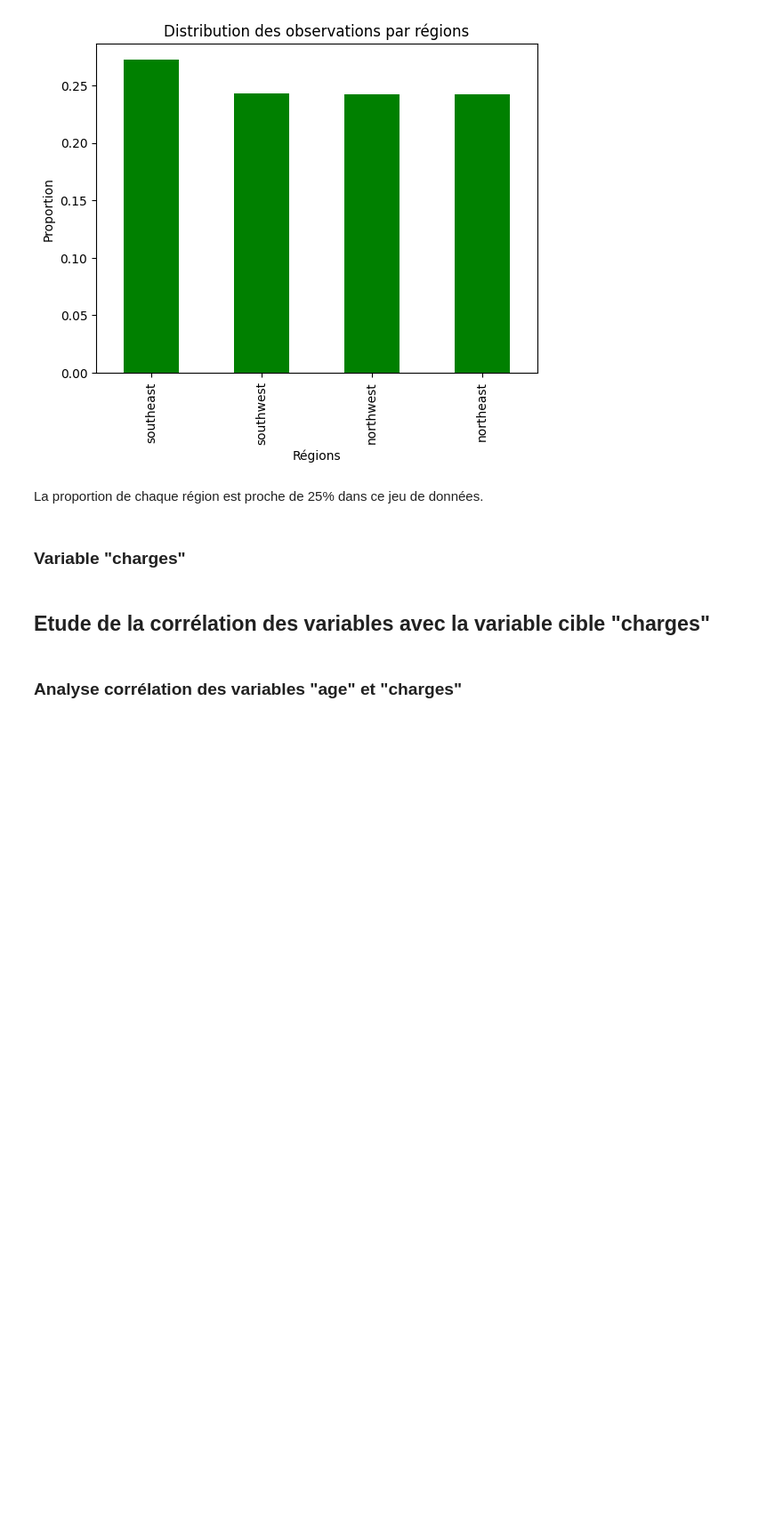
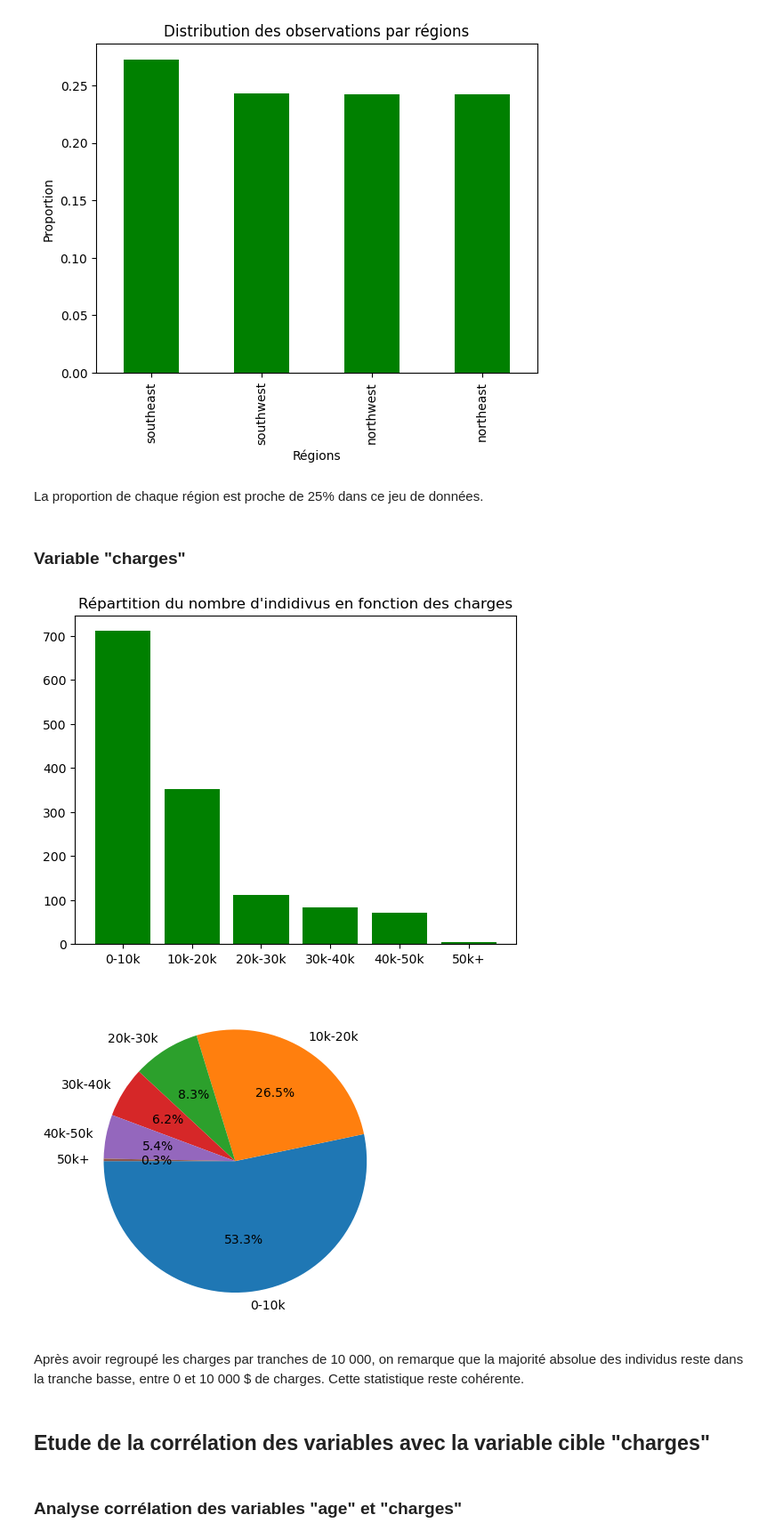
Before and after one commit to Jakimpact/prime-assurance-ia, a Jupyter notebook: analyse.ipynb, the cells around one changed output. Shown at 89% size. Cells and saved outputs as stored; diff of their text form; code cells hidden in the pictures; blank space fills up the shorter version.

```diff
--- a/analyse.ipynb
+++ b/analyse.ipynb
@@ -173,6 +216,23 @@ plt.show()
 La proportion de chaque région est proche de 25% dans ce jeu de données.
 # %% [markdown]
 ### Variable "charges"
+# %%
+# Diagramme en barres
+sections = [0, 10000, 20000, 30000, 40000, 50000, 60000]
+data['sections'] = pd.cut(data['charges'], bins=sections, labels=['0-10k', '10k-20k', '20k-30k' , '30k-40k' , '40k-50k' , '50k+'])
+grouped_data = data.groupby('sections').size().reset_index(name='count')
+plt.bar(grouped_data['sections'], grouped_data['count'], color="green")
+plt.title("Répartition du nombre d'indidivus en fonction des charges")
+plt.show()
+
+# Diagramme en camembert
+plt.pie(grouped_data['count'], labels=grouped_data['sections'], autopct='%1.1f%%', startangle=180)
+plt.show()
+# %% [output]
+[figure, added]
+[figure, added]
+# %% [markdown]
+Après avoir regroupé les charges par tranches de 10 000, on remarque que la majorité absolue des individus reste dans la tranche basse, entre 0 et 10 000 $ de charges. Cette statistique reste cohérente.
 # %% [markdown]
 ## Etude de la corrélation des variables avec la variable cible "charges"
 # %% [markdown]
```
Also changed, not shown: parts of 12 cells of this notebook, 1 other file.
